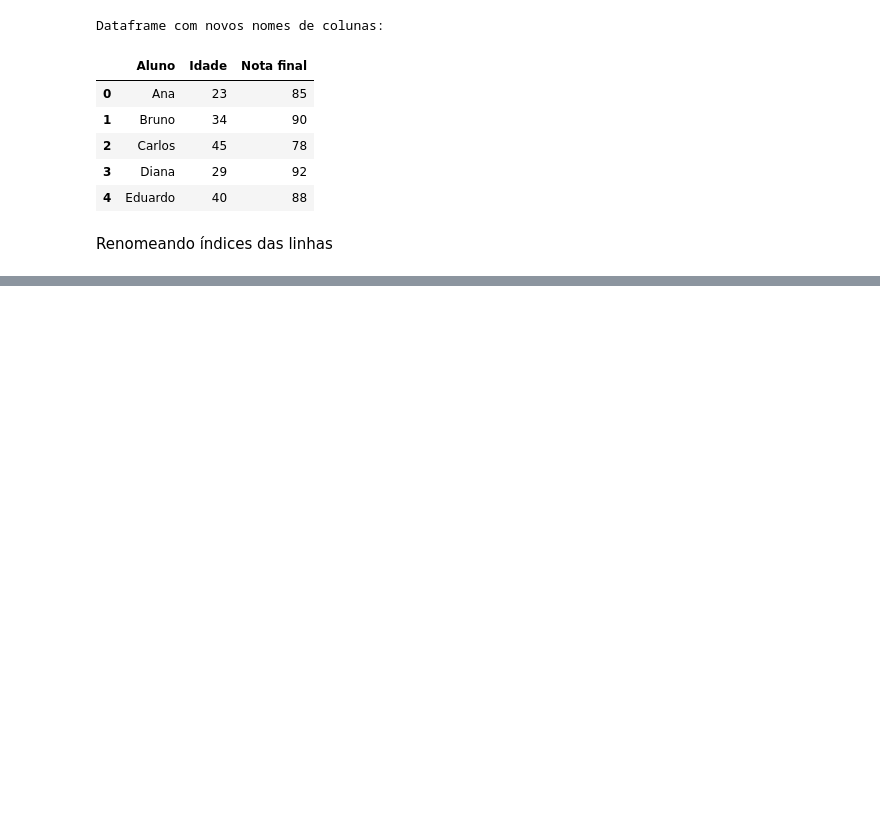
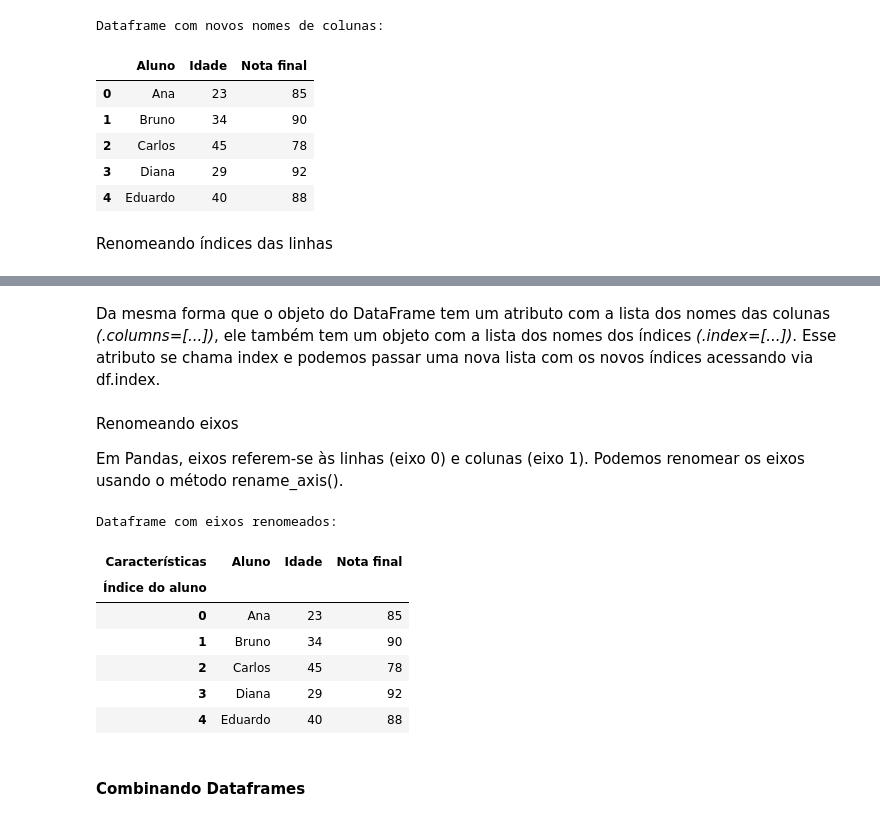
Before and after one commit to fcoelopes/BrainsMLJam, a Jupyter notebook: Pandas/6/brains_6.ipynb, the cells around one changed output, grey strips where cells are left out. Saved outputs shown, nothing was run; the diff lists cells and outputs as text; code cells hidden in the pictures; blank space fills up the shorter version.

```diff
--- a/Pandas/6/brains_6.ipynb
+++ b/Pandas/6/brains_6.ipynb
@@ -70,0 +74,5 @@ Renomeando índices das linhas
+# %%
+#Criando um dataframe de exemplo com índices personalizados
+df_index = df.set_index('Aluno')
+print("Dataframe com índice 'Aluno':")
+display(df_index)
@@ -70,0 +121,22 @@ Renomeando índices das linhas
+# %% [markdown]
+Da mesma forma que o objeto do DataFrame tem um atributo com a lista dos nomes das colunas *(.columns=[...])*, ele também tem um objeto com a lista dos nomes dos índices *(.index=[...])*. Esse atributo se chama index e podemos passar uma nova lista com os novos índices acessando via df.index.
+# %% [markdown]
+Renomeando eixos
+
+Em Pandas, eixos referem-se às linhas (eixo 0) e colunas (eixo 1). Podemos renomear os eixos usando o método rename_axis().
+# %%
+#Renomeando os eixos
+df_eixos_renomeados = df.rename_axis('Índice do aluno', axis= 'rows').rename_axis('Características', axis= 'columns')
+print("Dataframe com eixos renomeados:")
+display(df_eixos_renomeados)
+# %% [output]
+Dataframe com eixos renomeados:
+| Características | Aluno | Idade | Nota final |
+| Índice do aluno |  |  |  |
+| 0 | Ana | 23 | 85 |
+| 1 | Bruno | 34 | 90 |
+| 2 | Carlos | 45 | 78 |
+| 3 | Diana | 29 | 92 |
+| 4 | Eduardo | 40 | 88 |
+# %% [markdown]
+#### **Combinando Dataframes**
```
Also changed, not shown: parts of 32 cells of this notebook, 3 other files.
